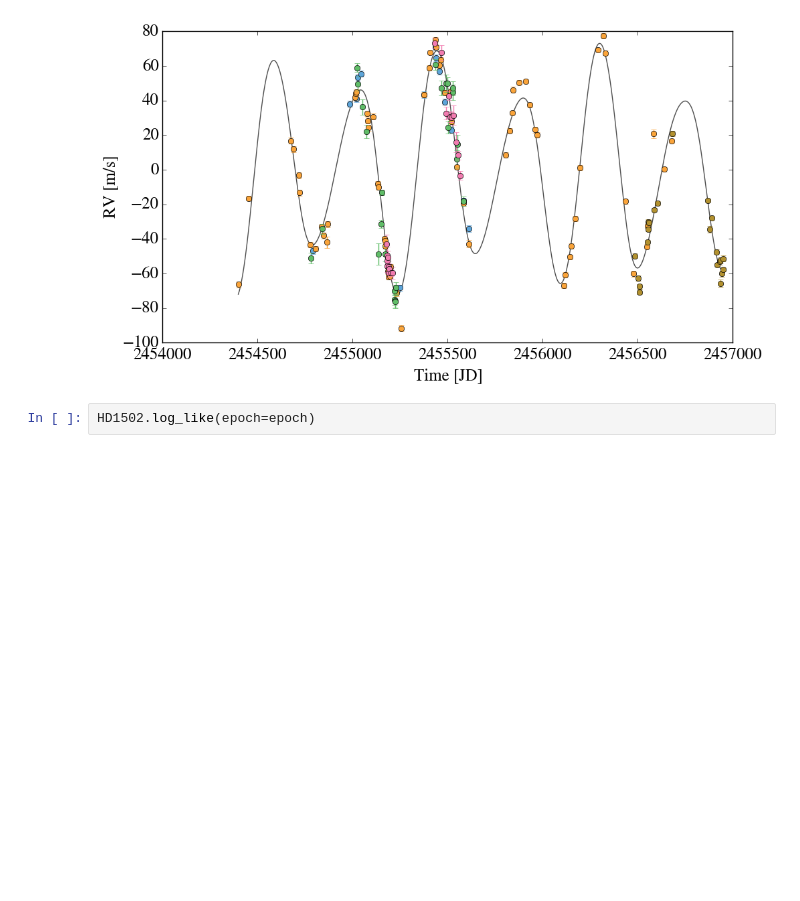
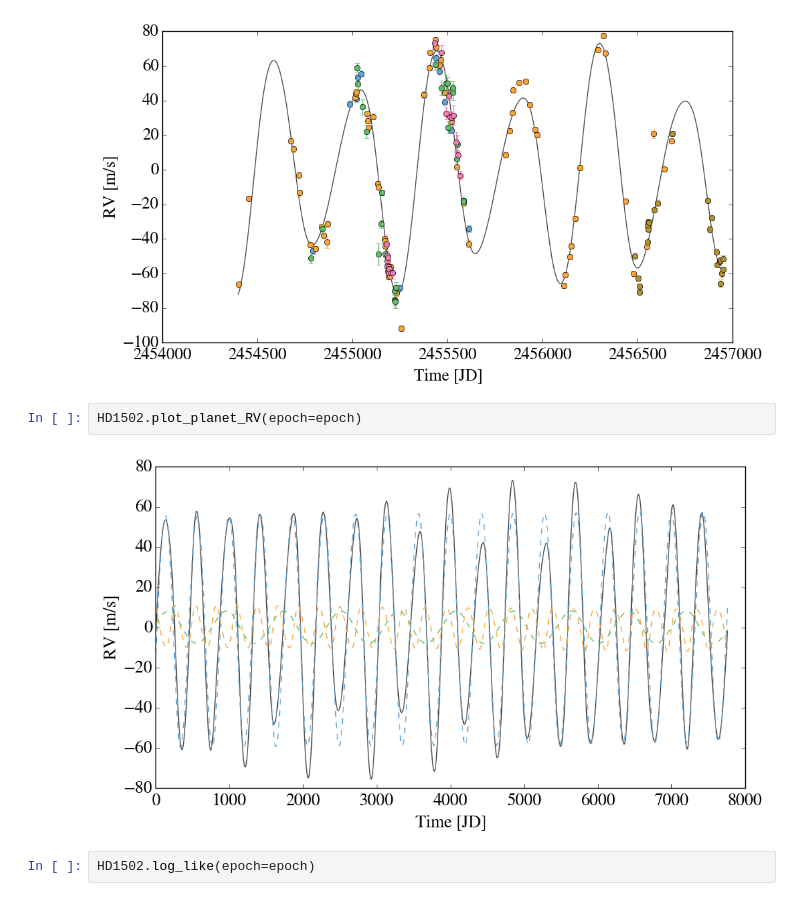
Before and after one commit to nomahen/musical-octo-goggles, a Jupyter notebook: HD1502_part2.ipynb, the cells around one changed output. Drawn from its saved outputs; the diff is of its cells as text; blank space fills up the shorter version.

```diff
--- a/HD1502_part2.ipynb
+++ b/HD1502_part2.ipynb
@@ -517,6 +517,10 @@ HD1502.plot_RV(epoch=epoch)
 # %% [output]
 [ 27.53165823   3.15482132  18.12489594  -8.45294002  41.8709575 ]
 [figure]
+# %%
+HD1502.plot_planet_RV(epoch=epoch)
+# %% [output]
+[figure, added]
 # %%
 HD1502.log_like(epoch=epoch)
 # %% [output]
```
Also changed, not shown: parts of 6 cells of this notebook.
